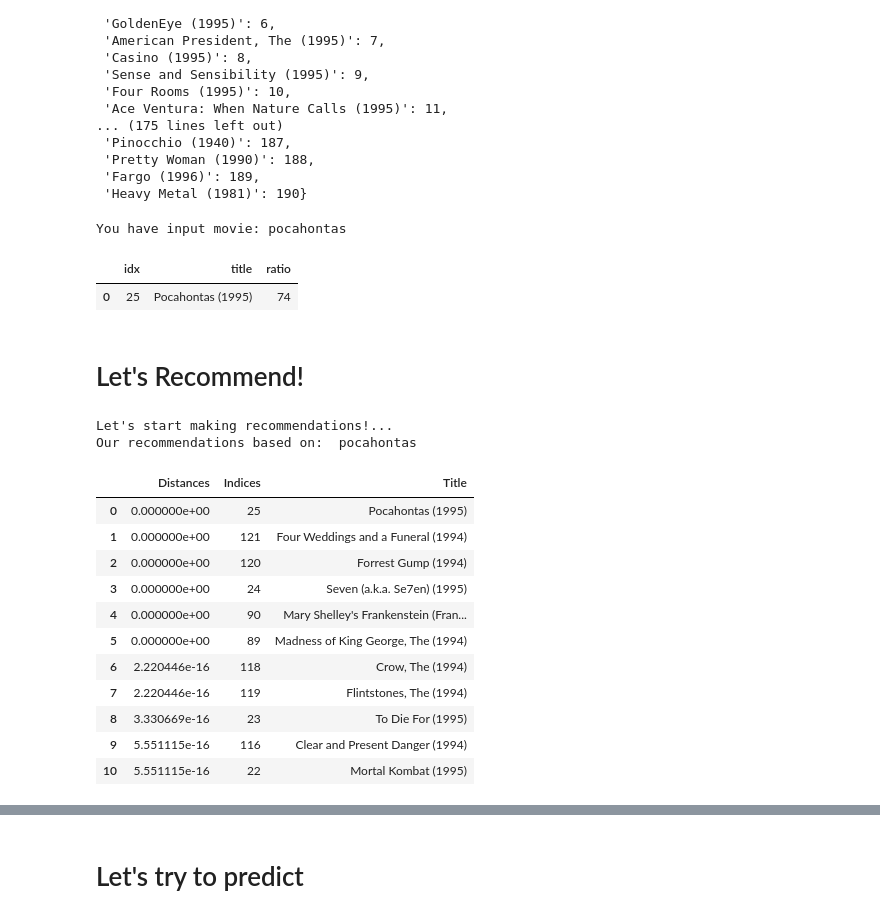
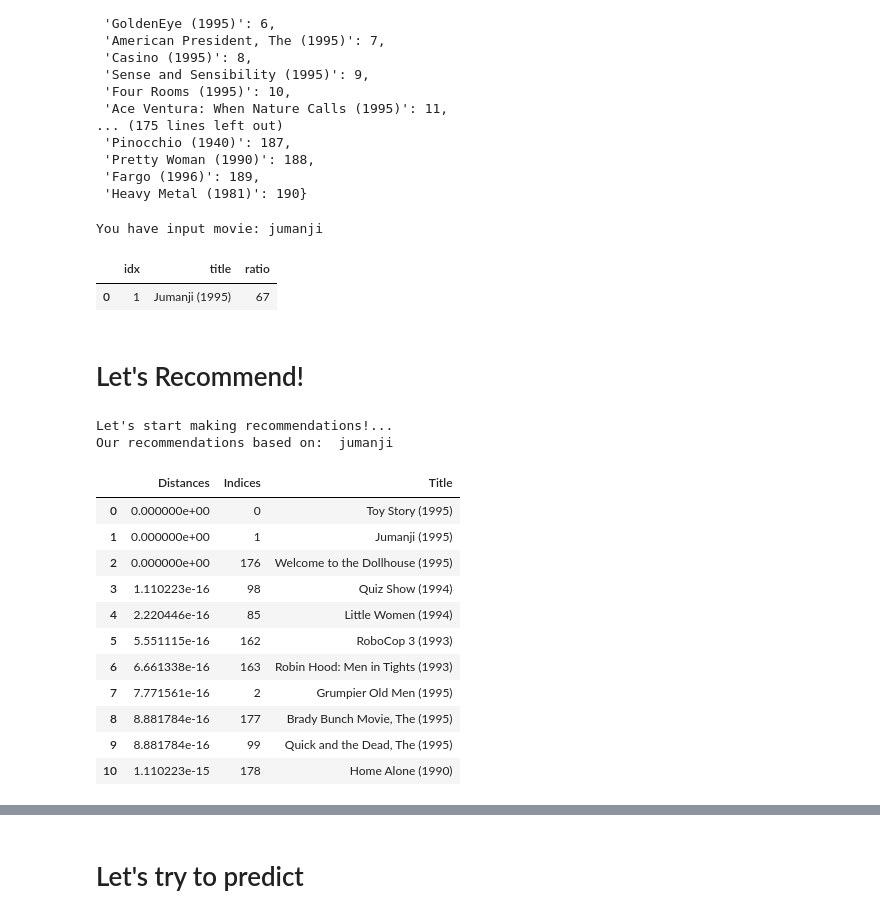
Before and after one commit to UPStat280/01-recommender-systems, a Jupyter notebook: recommender.ipynb, the cells around one changed output, grey strips where cells are left out. Saved outputs shown, nothing was run; the diff lists cells and outputs as text; code cells hidden in the pictures.

```diff
--- a/recommender.ipynb
+++ b/recommender.ipynb
@@ -277,14 +306,14 @@ def get_movie_title(title):
     return tmp_df
 # %%
 # Let's try it out
-fav_movie = "pocahontas"
+fav_movie = "jumanji"
 print('You have input movie:', fav_movie)
 movie_matches_df = get_movie_title(fav_movie)
 movie_matches_df
 # %% [output]
-You have input movie: pocahontas
+You have input movie: jumanji
 |  | idx | title | ratio |
-| 0 | 25 | Pocahontas (1995) | 74 |
+| 0 | 1 | Jumanji (1995) | 67 |
 # %% [markdown]
 # Let's Recommend!
 # %%
@@ -318,16 +347,16 @@ else:
     display(tmp_df.sort_values('Distances'))
 # %% [output]
 Let's start making recommendations!...
-Our recommendations based on:  pocahontas
+Our recommendations based on:  jumanji
 |  | Distances | Indices | Title |
-| 0 | 0.000000e+00 | 25 | Pocahontas (1995) |
-| 1 | 0.000000e+00 | 121 | Four Weddings and a Funeral (1994) |
-| 2 | 0.000000e+00 | 120 | Forrest Gump (1994) |
-| 3 | 0.000000e+00 | 24 | Seven (a.k.a. Se7en) (1995) |
-| 4 | 0.000000e+00 | 90 | Mary Shelley's Frankenstein (Fran... |
-| 5 | 0.000000e+00 | 89 | Madness of King George, The (1994) |
-| 6 | 2.220446e-16 | 118 | Crow, The (1994) |
-| 7 | 2.220446e-16 | 119 | Flintstones, The (1994) |
-| 8 | 3.330669e-16 | 23 | To Die For (1995) |
-| 9 | 5.551115e-16 | 116 | Clear and Present Danger (1994) |
-| 10 | 5.551115e-16 | 22 | Mortal Kombat (1995) |
+| 0 | 0.000000e+00 | 0 | Toy Story (1995) |
+| 1 | 0.000000e+00 | 1 | Jumanji (1995) |
+| 2 | 0.000000e+00 | 176 | Welcome to the Dollhouse (1995) |
+| 3 | 1.110223e-16 | 98 | Quiz Show (1994) |
+| 4 | 2.220446e-16 | 85 | Little Women (1994) |
+| 5 | 5.551115e-16 | 162 | RoboCop 3 (1993) |
+| 6 | 6.661338e-16 | 163 | Robin Hood: Men in Tights (1993) |
+| 7 | 7.771561e-16 | 2 | Grumpier Old Men (1995) |
+| 8 | 8.881784e-16 | 177 | Brady Bunch Movie, The (1995) |
+| 9 | 8.881784e-16 | 99 | Quick and the Dead, The (1995) |
+| 10 | 1.110223e-15 | 178 | Home Alone (1990) |
```
Also changed, not shown: parts of 23 cells of this notebook.
